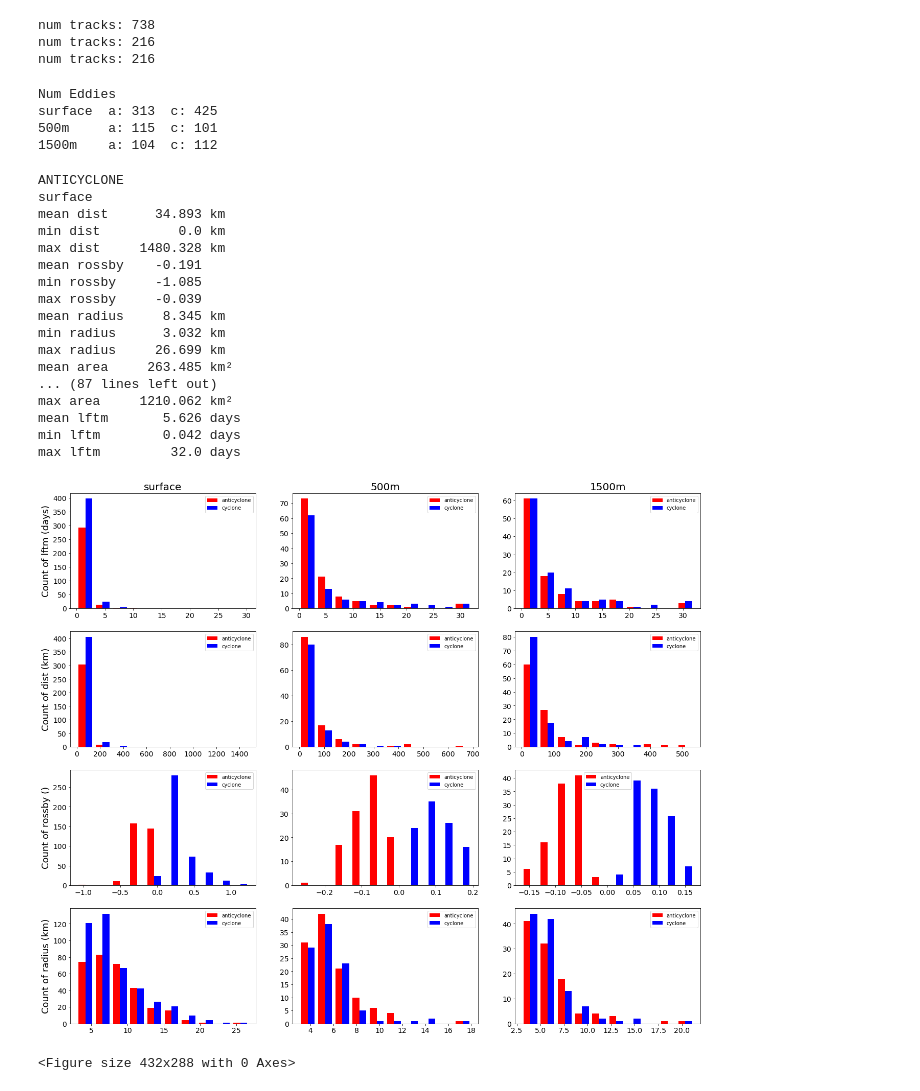
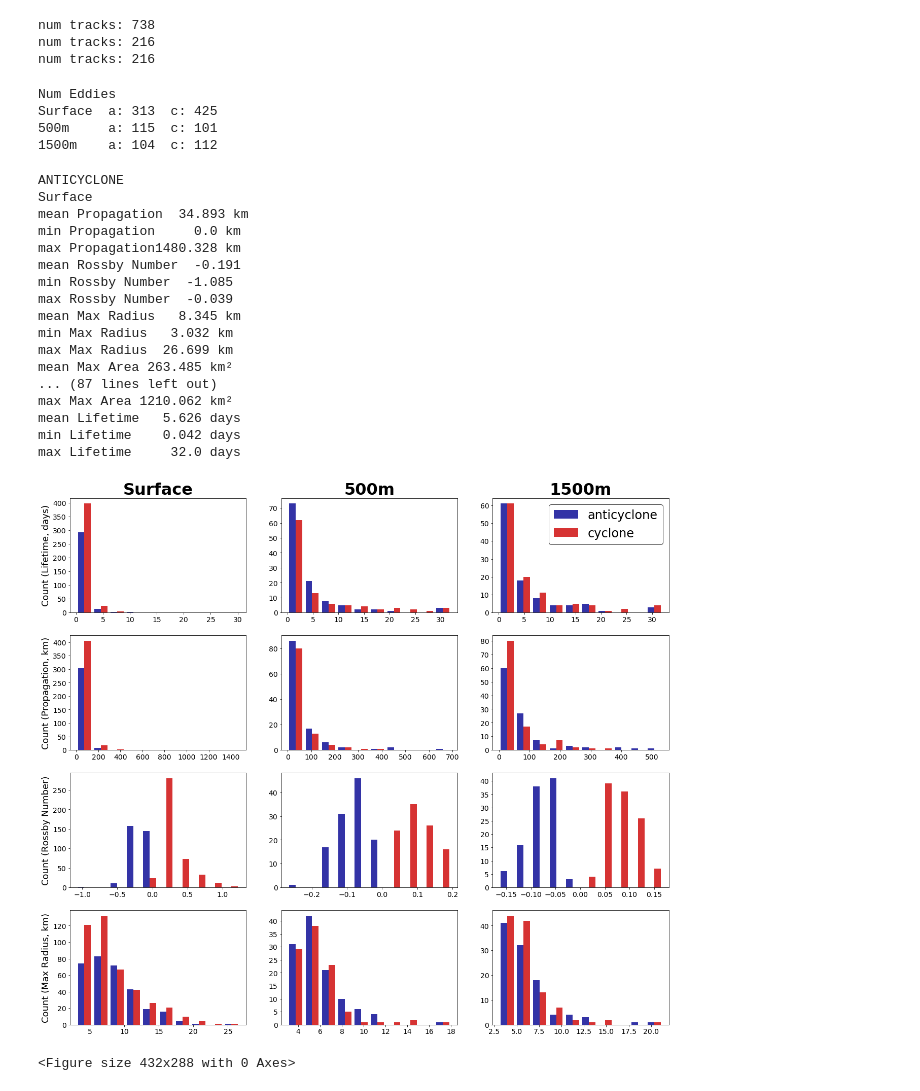
Before and after one commit to mclaret/JISAOinternship, a Jupyter notebook: notebooks/mark/juin_juillet_statistics.ipynb, the cells around one changed output. Saved outputs shown, nothing was run; the diff lists cells and outputs as text; code cells hidden in the pictures.

```diff
--- a/notebooks/mark/juin_juillet_statistics.ipynb
+++ b/notebooks/mark/juin_juillet_statistics.ipynb
@@ -6,7 +6,7 @@ from matplotlib import pyplot as plt
 fpaths = ['/gscratch/jisao/mclaret/GL64/Juin_Juillet/ik1_Rb_0p8_Rmin_2dx/',
           '/gscratch/jisao/mclaret/GL64/Juin_Juillet/ik58_Rb_0p8_Rmin_2dx/',
           '/gscratch/jisao/mclaret/GL64/Juin_Juillet/ik89_Rb_0p8_Rmin_2dx/']
-depths = ['surface', '500m', '1500m']
+depths = ['Surface', '500m', '1500m']
 tracks_full = {depth:[] for depth in depths}  # dictionary for tracks at each depth
 
 for i,fpath in enumerate(fpaths):
@@ -74,7 +74,7 @@ for depth in depths:
     print(f'{depth:9}a: {len(anticyclones[depth])}  c: {len(cyclones[depth])}')
 # %% [output]
 Num Eddies
-surface  a: 313  c: 425
+Surface  a: 313  c: 425
 500m     a: 115  c: 101
 1500m    a: 104  c: 112
 # %%
@@ -110,7 +110,7 @@ def geodist(lons, lats):
 # %%
 eddyTypes = ['anticyclone', 'cyclone']                     # eddy types
 stats = {eddyType:[] for eddyType in eddyTypes}            # statistics for each eddy type
-statTypes = ['dist', 'rossby', 'radius', 'area', 'lftm']   # statistic values
+statTypes = ['Propagation', 'Rossby Number', 'Max Radius', 'Max Area', 'Lifetime']   # statistic values
 units = ['km', '', 'km', 'km\u00b2', 'days']               # statistics units
 
 # loop through cyclones and anticyclones
@@ -127,23 +127,23 @@ for eddyType in eddyTypes:
         for i, track in enumerate(tracks):
             # calculate distance
             dist = geodist(track['x1'], track['y1'])
-            stats[eddyType][depth]['dist'].append(dist)
+            stats[eddyType][depth]['Propagation'].append(dist)
 
             # calculate Rossby number magnitude
             rossby = np.median(track['vort1']/track['f'])
-            stats[eddyType][depth]['rossby'].append(rossby)
+            stats[eddyType][depth]['Rossby Number'].append(rossby)
 
             # calculate median eddy radius
             radius = np.median(track['rmax1'])
-            stats[eddyType][depth]['radius'].append(radius)
+            stats[eddyType][depth]['Max Radius'].append(radius)
 
             # calculate median eddy radius
             area = np.median(track['aire1'])
-            stats[eddyType][depth]['area'].append(area)
+            stats[eddyType][depth]['Max Area'].append(area)
 
             # calculate lifetime
             lftm = (track['step'][-1] - track['step'][0] + 1)/24
-            stats[eddyType][depth]['lftm'].append(lftm)
+            stats[eddyType][depth]['Lifetime'].append(lftm)
 
         # print results
         print(depth)
@@ -154,52 +154,61 @@ for eddyType in eddyTypes:
         print()
 # %% [output]
 ANTICYCLONE
-surface
-mean dist      34.893 km
-min dist          0.0 km
-max dist     1480.328 km
-mean rossby    -0.191
-min rossby     -1.085
-max rossby     -0.039
-mean radius     8.345 km
-min radius      3.032 km
-max radius     26.699 km
-mean area     263.485 km²
+Surface
+mean Propagation  34.893 km
+min Propagation     0.0 km
+max Propagation1480.328 km
+mean Rossby Number  -0.191
+min Rossby Number  -1.085
+max Rossby Number  -0.039
+mean Max Radius   8.345 km
+min Max Radius   3.032 km
+max Max Radius  26.699 km
+mean Max Area 263.485 km²
 ... (87 lines left out)
-max area     1210.062 km²
-mean lftm       5.626 days
-min lftm        0.042 days
-max lftm         32.0 days
+max Max Area 1210.062 km²
+mean Lifetime   5.626 days
+min Lifetime    0.042 days
+max Lifetime     32.0 days
 # %%
-fig = plt.figure(figsize=(22.1,19.1))
-plotStats = ['lftm', 'dist', 'rossby', 'radius']   # statistic values
+fig = plt.figure(figsize=(21.16,19.1))
+plotStats = ['Lifetime', 'Propagation', 'Rossby Number', 'Max Radius']   # statistic values
 plotUnits = ['days', 'km', '', 'km']               # statistics units
+
+
+red = (1-0.2, 0,0,0.8)
+blue = (0, 0, 1-0.4353,0.8)
 j = 1
 for i,plotStat in enumerate(plotStats):
     for depth in depths:
         ax = fig.add_subplot(4,3,j)
-        ax.hist([stats[eddyType][depth][plotStat] for eddyType in eddyTypes], bins=10, color=['r', 'b'], label=eddyTypes)
+        ax.hist([stats[eddyType][depth][plotStat] for eddyType in eddyTypes], bins=10, color=[blue, red], label=eddyTypes)
 
         # Set the font name for axis tick labels
         for tick in ax.get_xticklabels():
             tick.set_fontsize(14)
         for tick in ax.get_yticklabels():
             tick.set_fontsize(14)
 
         if j in [1,4,7,10,13]:
-            ax.set_ylabel('Count of '+plotStat+' ('+plotUnits[i]+')', fontname='Calibri', fontsize=18)
+            if plotStat == 'Rossby Number':
+                ax.set_ylabel('Count ('+plotStat+')', fontsize=18)
+            else:
+                ax.set_ylabel('Count ('+plotStat+', '+plotUnits[i]+')', fontsize=18)
         if j < 4:
-            ax.set_title(depth, fontsize=20)
-        plt.legend()
+            ax.set_title(depth, fontsize=32, fontweight='bold')
+        if j == 3:
+            leg = plt.legend(fontsize=24)
+            leg.get_frame().set_edgecolor('k')
         j += 1
 plt.show()
 fig_path = './figures/'
 fname = 'stats.png'
 
 fig.tight_layout()
 fig.savefig(fig_path+fname, dpi=80)
 # %% [output]
-[figure, old version]
+[figure, new version]
 # %%
 fig_path = './figures/'
 fname = 'stats.png'
```
Also changed, not shown: 5 other files.
